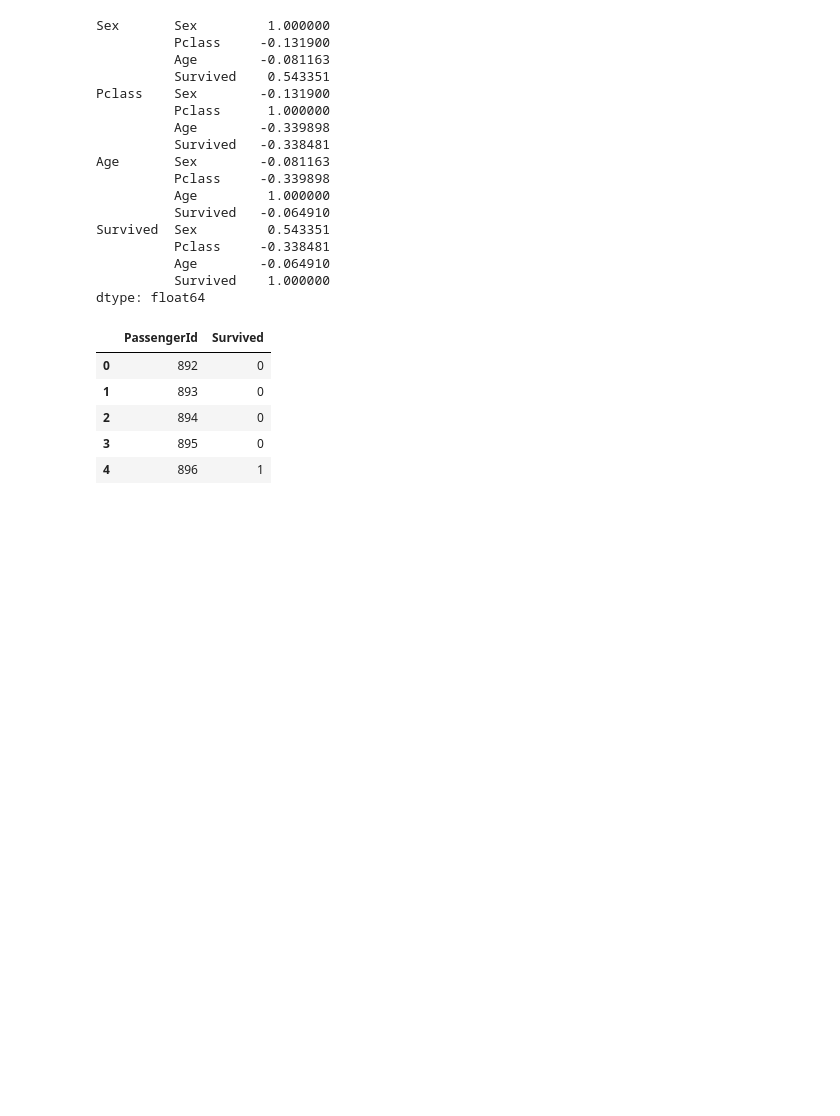
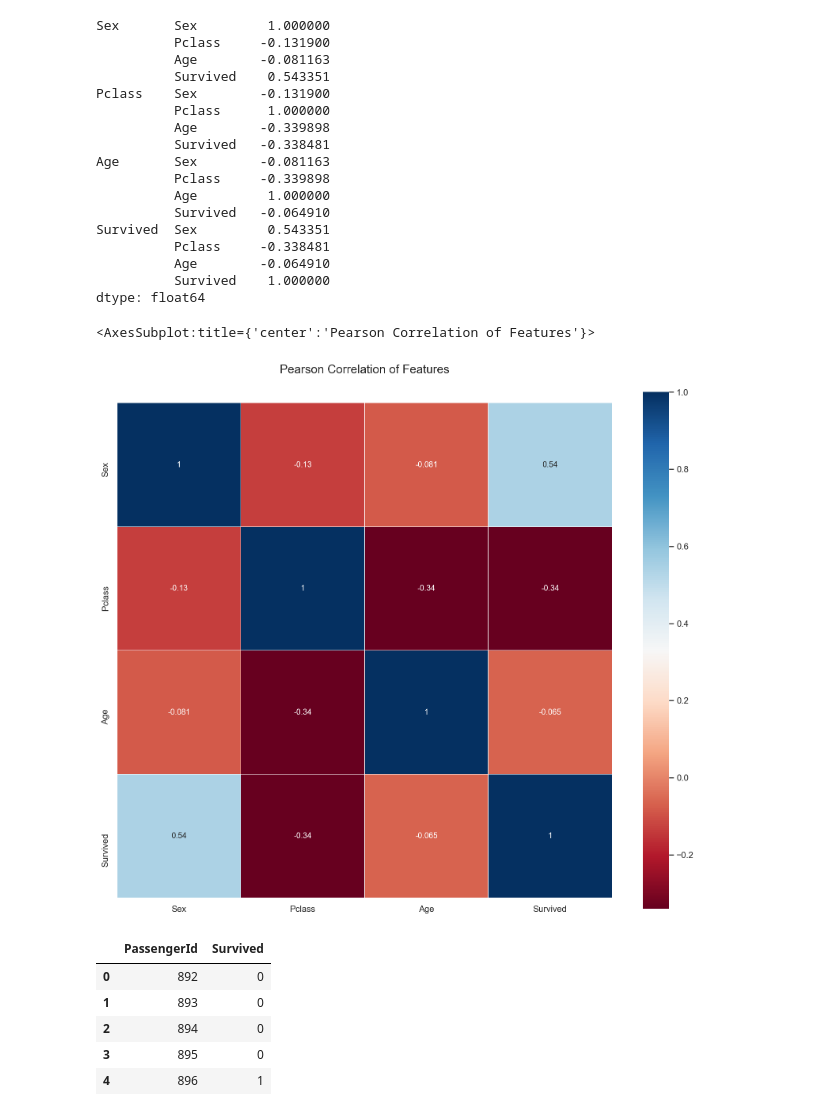
Before and after one commit to iceqiw/TianChi, a Jupyter notebook: titanic/code.ipynb, the cells around one changed output. Saved outputs shown, nothing was run; the diff lists cells and outputs as text; code cells hidden in the pictures; blank space fills up the shorter version.

```diff
--- a/titanic/code.ipynb
+++ b/titanic/code.ipynb
@@ -56,6 +56,15 @@ Survived  Sex         0.543351
           Age        -0.064910
           Survived    1.000000
 dtype: float64
+# %%
+colormap = plt.cm.RdBu
+plt.figure(figsize=(14,12))
+plt.title('Pearson Correlation of Features', y=1.05, size=15)
+sns.heatmap(tmp_train.astype(float).corr(),linewidths=0.1,vmax=1.0,
+            square=True, cmap=colormap, linecolor='white', annot=True)
+# %% [output]
+<AxesSubplot:title={'center':'Pearson Correlation of Features'}>
+[figure, added]
 # %%
 test_df  = pd.read_csv("./data/titanic/test.csv")
 
```
Also changed, not shown: parts of 2 cells of this notebook, 1 other file.
